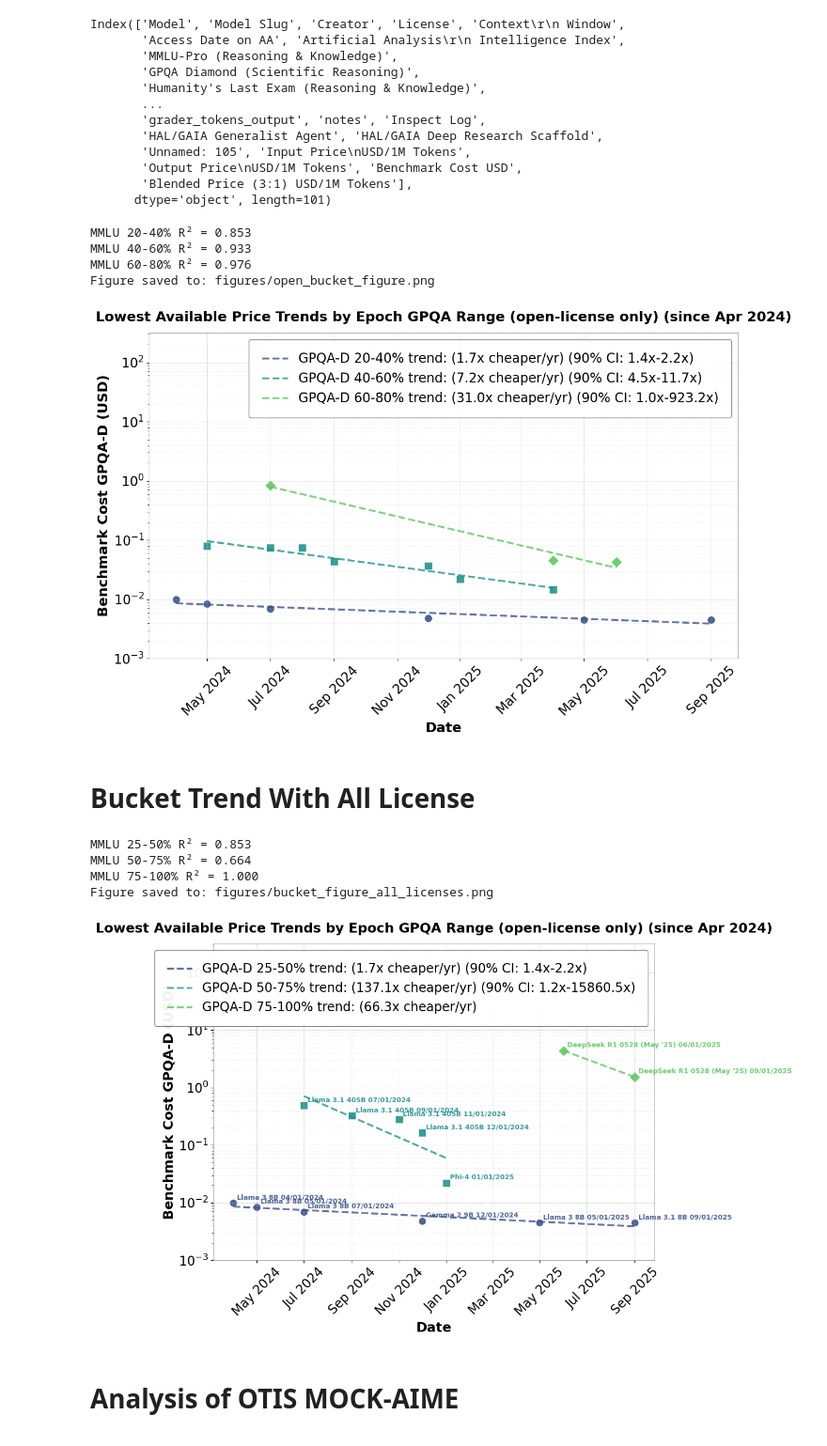
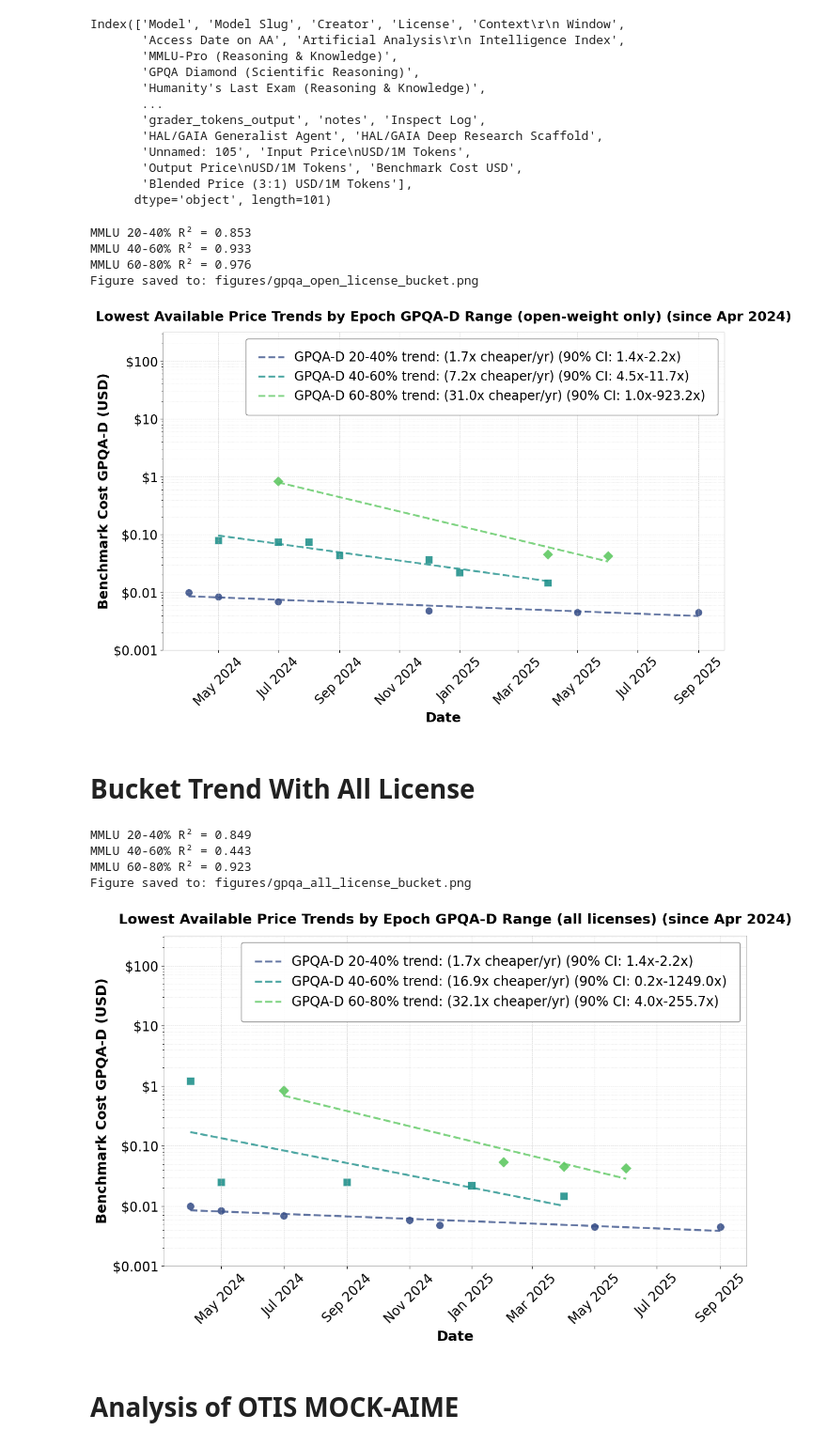
Before and after one commit to hansgundlach/Algorithmic_Progress_Inference, a Jupyter notebook: bucket_figure_trends.ipynb, the cells around one changed output. Shown: that part at 94% size. Drawn from its saved outputs; the diff is of its cells as text; code cells hidden in the pictures.

```diff
--- a/bucket_figure_trends.ipynb
+++ b/bucket_figure_trends.ipynb
@@ -342,6 +342,23 @@ def plot_combined_record_small_trends(
 
     # Axes / formatting
     ax.set_yscale('log')
+
+    # Custom y-axis formatter to display dollar amounts instead of scientific notation
+    from matplotlib.ticker import FuncFormatter
+
+    def dollar_formatter(x, pos):
+        """Format y-axis values as dollar amounts"""
+        if x >= 1:
+            return f"${x:.0f}"
+        elif x >= 0.01:
+            return f"${x:.2f}"
+        elif x >= 0.001:
+            return f"${x:.3f}"
+        else:
+            return f"${x:.4f}"
+
+    ax.yaxis.set_major_formatter(FuncFormatter(dollar_formatter))
+
     ax.set_xlabel('Date', fontsize=18, fontweight='bold')
     ax.set_ylabel('Benchmark Cost GPQA-D (USD)', fontsize=18, fontweight='bold')
 
@@ -349,13 +366,13 @@ def plot_combined_record_small_trends(
     ax.xaxis.set_major_formatter(date_formatter)
     plt.xticks(rotation=45)
 
-    lic_label = 'open-license only' if open_license_only else 'all licenses'
+    lic_label = 'open-weight only' if open_license_only else 'all licenses'
     date_filter = f" (since {min_date.strftime('%b %Y')})" if min_date is not None else ""
     chinese_filter = " (Chinese models only)" if include_chinese is True else " (non-Chinese models)" if include_chinese is False else ""
     reasoning_filter = " (non-reasoning models)" if not include_reasoning_models else ""
     benchmark_name = benchmark_col.split(" ")[0]
     ax.set_title(
-        f'Lowest Available Price Trends by Epoch GPQA Range ({lic_label}){date_filter}{chinese_filter}{reasoning_filter}',
+        f'Lowest Available Price Trends by Epoch GPQA-D Range ({lic_label}){date_filter}{chinese_filter}{reasoning_filter}',
         fontsize=18, fontweight='bold', pad=15
     )
 
@@ -412,36 +429,37 @@ plot_combined_record_small_trends(
     include_reasoning_models=True,
     mmlu_ranges=[(20, 40), (40, 60), (60, 80)],
     date_granularity='day',  # change to 'month' to aggregate monthly before cummin
-    save_path="figures/open_bucket_figure.png"  # Example: save figure to file
+    save_path="figures/gpqa_open_license_bucket.png"  # Descriptive filename based on benchmark and license type
 )
 # %% [output]
 MMLU 20-40% R² = 0.853
 MMLU 40-60% R² = 0.933
 MMLU 60-80% R² = 0.976
-Figure saved to: figures/open_bucket_figure.png
+Figure saved to: figures/gpqa_open_license_bucket.png
-[figure, old version]
+[figure, new version]
 # %% [markdown]
 # Bucket Trend With All License
 # %%
+
 plot_combined_record_small_trends(
     df,
-    open_license_only=True,
+    open_license_only=False,
     price_col="Benchmark Cost USD",
     confidence_interval=True,
     min_date=datetime(2024, 4, 1),
     benchmark_col='epoch_gpqa',
-    show_model_names=True,
+    show_model_names=False,
     include_reasoning_models=True,
-    mmlu_ranges=[(25, 50), (50, 75), (75, 100)],
+    mmlu_ranges=[(20, 40), (40, 60), (60, 80)],
     date_granularity='day',  # change to 'month' to aggregate monthly before cummin
-    save_path="figures/bucket_figure_all_licenses.png"  # Example: save figure to file
+    save_path="figures/gpqa_all_license_bucket.png"  # Descriptive filename based on benchmark and license type
 )
 # %% [output]
-MMLU 25-50% R² = 0.853
-MMLU 50-75% R² = 0.664
-MMLU 75-100% R² = 1.000
-Figure saved to: figures/bucket_figure_all_licenses.png
+MMLU 20-40% R² = 0.849
+MMLU 40-60% R² = 0.443
+MMLU 60-80% R² = 0.923
+Figure saved to: figures/gpqa_all_license_bucket.png
-[figure, old version]
+[figure, new version]
 # %% [markdown]
 # Analysis of OTIS MOCK-AIME
 # %%
```
Also changed, not shown: parts of 2 cells of this notebook, 4 other files.
